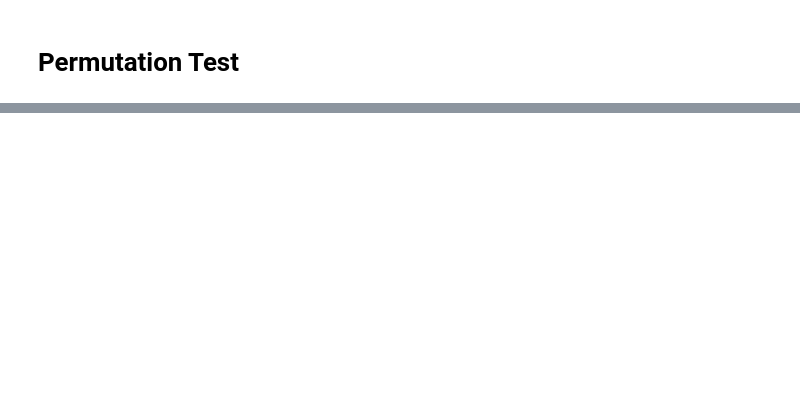
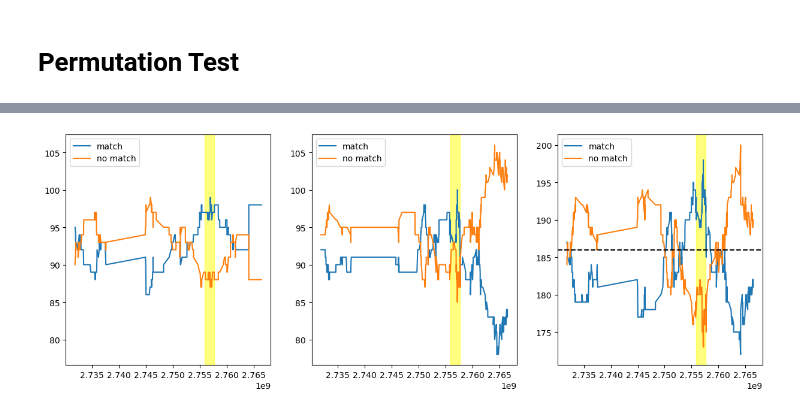
Before and after one commit to kpaskov/SibpairLinkage, a Jupyter notebook: analysis/Experimenting-With-Stats.ipynb, the cells around one changed output, grey strips where cells are left out. Saved outputs shown, nothing was run; the diff lists cells and outputs as text; code cells hidden in the pictures; blank space fills up the shorter version.

```diff
--- a/analysis/Experimenting-With-Stats.ipynb
+++ b/analysis/Experimenting-With-Stats.ipynb
@@ -731,0 +220,29 @@ plt.show()
+# %%
+plt.figure(figsize=(15, 5))
+ax = plt.subplot(1, 3, 1)
+indices = np.where(-np.log10(z1) >= -np.log10(0.05))[0]
+plt.plot(x1[indices[0]-200:indices[-1]+150], np.sum(z1_is_mat_match[:, indices[0]-200:indices[-1]+150]==1, axis=0), label='match')
+plt.plot(x1[indices[0]-200:indices[-1]+150], np.sum(z1_is_mat_match[:, indices[0]-200:indices[-1]+150]==-1, axis=0), label='no match')
+#plt.plot(np.sum(z1_is_mat_match[:, indices[0]-200:indices[-1]+100]==0, axis=0), label='missing')
+plt.axvspan(x1[indices[0]], x1[indices[-1]], alpha=0.5, color='yellow')
+plt.legend()
+
+plt.subplot(1, 3, 2, sharex=ax, sharey=ax)
+plt.plot(x1[indices[0]-200:indices[-1]+150], np.sum(z1_is_pat_match[:, indices[0]-200:indices[-1]+150]==1, axis=0), label='match')
+plt.plot(x1[indices[0]-200:indices[-1]+150], np.sum(z1_is_pat_match[:, indices[0]-200:indices[-1]+150]==-1, axis=0), label='no match')
+#plt.plot(np.sum(z1_is_pat_match[:, indices[0]-200:indices[-1]+100]==0, axis=0), label='missing')
+plt.axvspan(x1[indices[0]], x1[indices[-1]], alpha=0.5, color='yellow')
+plt.legend()
+
+plt.subplot(1, 3, 3)
+plt.plot(x1[indices[0]-200:indices[-1]+150],
+         np.sum(z1_is_mat_match[:, indices[0]-200:indices[-1]+150]==1, axis=0)+np.sum(z1_is_pat_match[:, indices[0]-200:indices[-1]+150]==1, axis=0), label='match')
+plt.plot(x1[indices[0]-200:indices[-1]+150],
+         np.sum(z1_is_mat_match[:, indices[0]-200:indices[-1]+150]==-1, axis=0)+np.sum(z1_is_pat_match[:, indices[0]-200:indices[-1]+150]==-1, axis=0), label='no match')
+#plt.plot(np.sum(z1_is_pat_match[:, indices[0]-200:indices[-1]+100]==0, axis=0), label='missing')
+plt.axvspan(x1[indices[0]], x1[indices[-1]], alpha=0.5, color='yellow')
+plt.axhline(z1_is_mat_match.shape[0], color='black', linestyle='--')
+plt.legend()
+plt.show()
+# %% [output]
+[figure, added]
```
Also changed, not shown: parts of 87 cells of this notebook, 4 other files.
